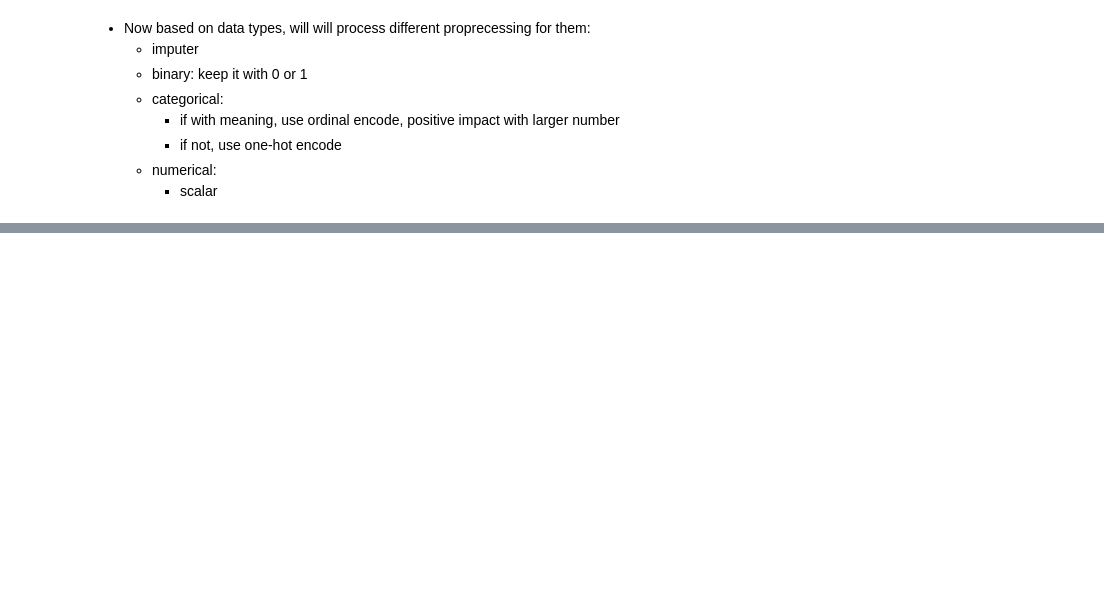
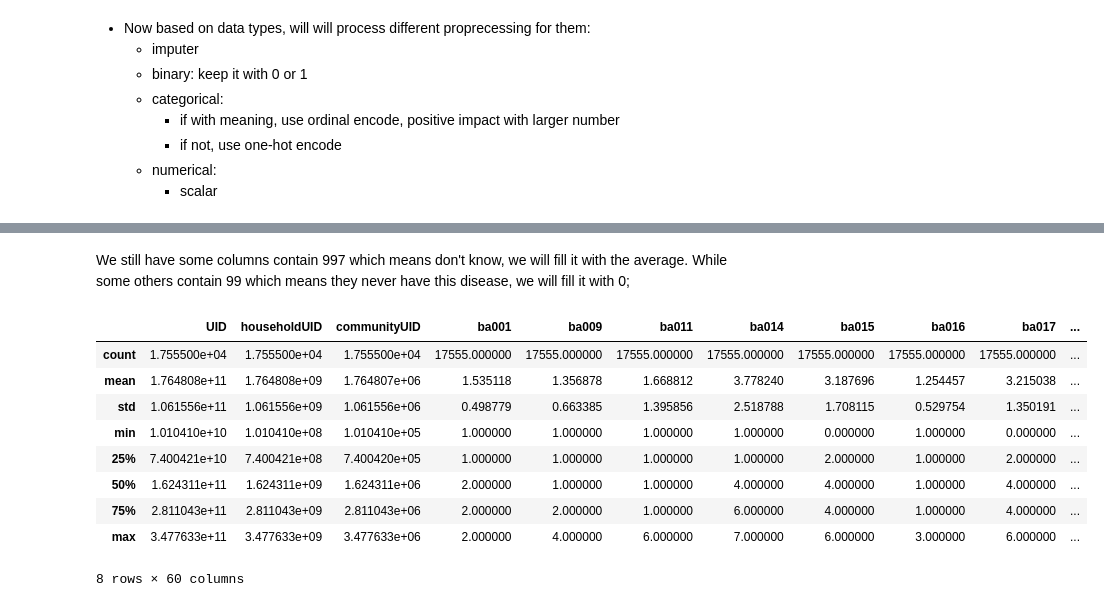
Before and after one commit to Aizenz/GroupProjectBAIT509, a Jupyter notebook: main_test.ipynb, the cells around one changed output, grey strips where cells are left out. Drawn from its saved outputs; the diff is of its cells as text; code cells hidden in the pictures; blank space fills up the shorter version.

```diff
--- a/main_test.ipynb
+++ b/main_test.ipynb
@@ -137,0 +208,15 @@ array(['2 No', '1 Yes', 0], dtype=object)
+# %%
+# firstly, for all elements we only want the first number of all string
+df = df.applymap(lambda x: x.split()[0] if isinstance(x, str) else x)
+df = df.applymap(lambda x: float(x) if isinstance(x,str) and len(x)<4 else x)
+# %%
+# we still have some non numeric rows, we will deal with it separately
+df.ba014.unique()
+
+# since Participate means the man haven't meet the pension age, so we manually assign it with 6 with means better than no pension but worse than have received pension now,
+df.ba014 = df.ba014.replace('Participate',6)
+# %%
+# now we will fill NaN with rules we have established before
+fill_na_list = {i:0 for i in fillna0} | {i:1 for i in fillna1} | {i:2 for i in fillna2} | {i:3 for i in fillna3} | {i:99 for i in fillna99_0} | {i:df[i].mean() for i in fillna_mean}
+df.fillna(value=fill_na_list, inplace = True)
+df = df.dropna(subset = dropna)
@@ -137,0 +250,21 @@ array(['2 No', '1 Yes', 0], dtype=object)
+# %% [markdown]
+We still have some columns contain 997 which means don't know, we will fill it with the average. While some others contain 99 which means they never have this disease, we will fill it with 0;
+# %%
+df[fillna99_0] = df[fillna99_0].replace(99,0)
+
+df['da001'] = df['da001'].replace(997,df.da001[df.da001!=997].mean())
+df['da029'] = df['da029'].replace(997,df.da029[df.da029!=997].mean())
+# %%
+# final check
+df.describe()
+# %% [output]
+|  | UID | householdUID | communityUID | ba001 | ba009 | ba011 | ba014 | ba015 | ba016 | ba017 | ... |
+| count | 1.755500e+04 | 1.755500e+04 | 1.755500e+04 | 17555.000000 | 17555.000000 | 17555.000000 | 17555.000000 | 17555.000000 | 17555.000000 | 17555.000000 | ... |
+| mean | 1.764808e+11 | 1.764808e+09 | 1.764807e+06 | 1.535118 | 1.356878 | 1.668812 | 3.778240 | 3.187696 | 1.254457 | 3.215038 | ... |
+| std | 1.061556e+11 | 1.061556e+09 | 1.061556e+06 | 0.498779 | 0.663385 | 1.395856 | 2.518788 | 1.708115 | 0.529754 | 1.350191 | ... |
+| min | 1.010410e+10 | 1.010410e+08 | 1.010410e+05 | 1.000000 | 1.000000 | 1.000000 | 1.000000 | 0.000000 | 1.000000 | 0.000000 | ... |
+| 25% | 7.400421e+10 | 7.400421e+08 | 7.400420e+05 | 1.000000 | 1.000000 | 1.000000 | 1.000000 | 2.000000 | 1.000000 | 2.000000 | ... |
+| 50% | 1.624311e+11 | 1.624311e+09 | 1.624311e+06 | 2.000000 | 1.000000 | 1.000000 | 4.000000 | 4.000000 | 1.000000 | 4.000000 | ... |
+| 75% | 2.811043e+11 | 2.811043e+09 | 2.811043e+06 | 2.000000 | 2.000000 | 1.000000 | 6.000000 | 4.000000 | 1.000000 | 4.000000 | ... |
+| max | 3.477633e+11 | 3.477633e+09 | 3.477633e+06 | 2.000000 | 4.000000 | 6.000000 | 7.000000 | 6.000000 | 3.000000 | 6.000000 | ... |
+8 rows × 60 columns
```
Also changed, not shown: parts of 17 cells of this notebook, 8 other files.
